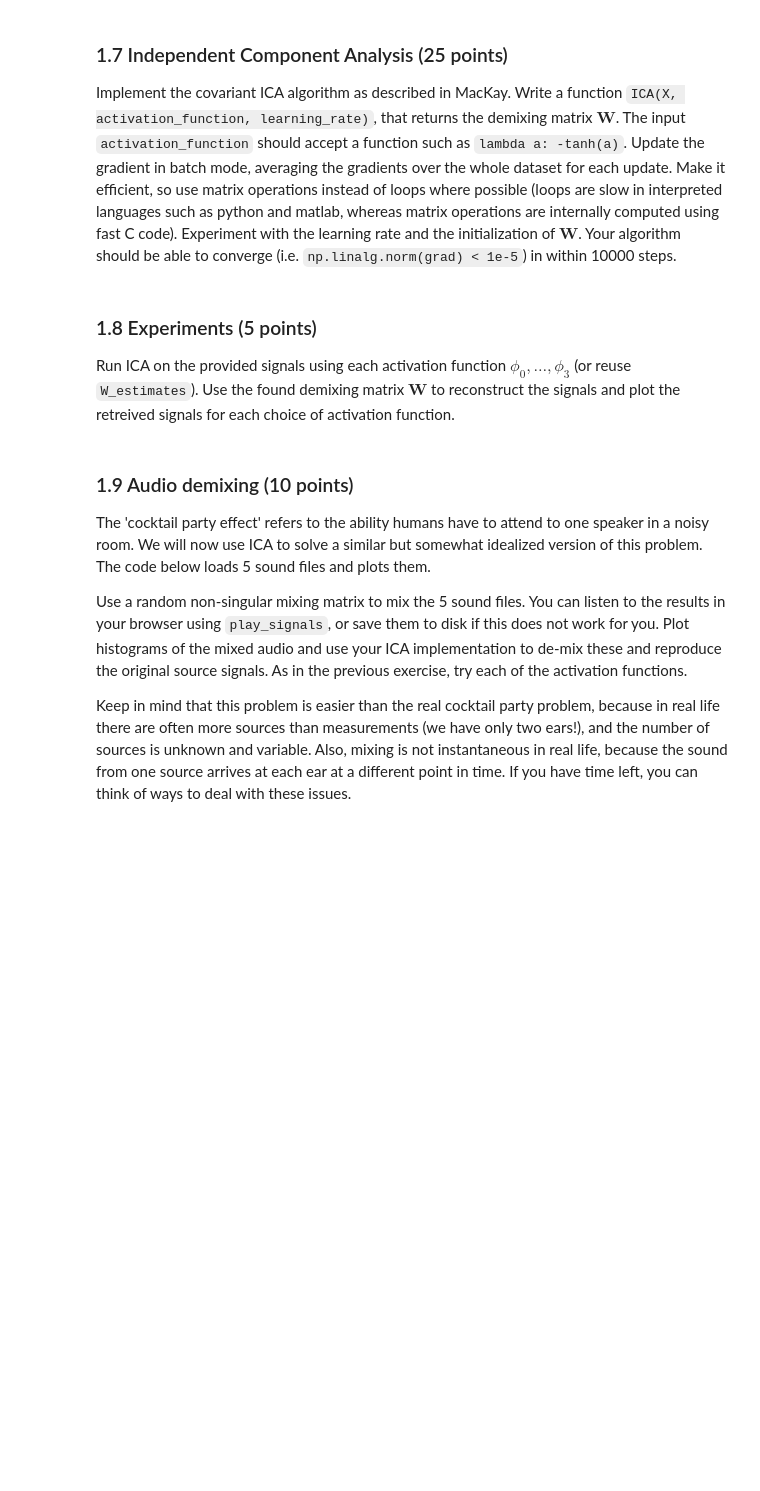
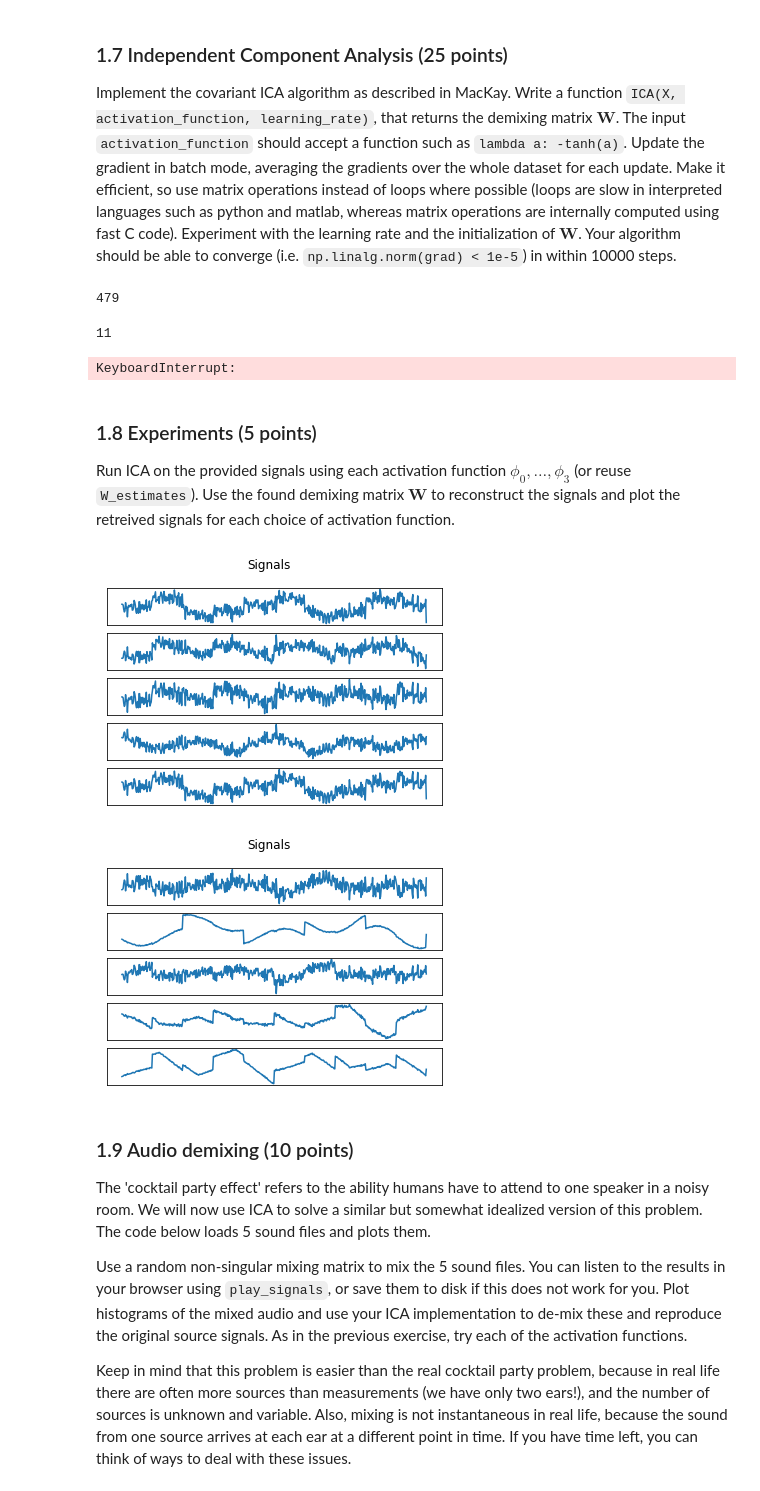
Before and after one commit to ioangatop/machine_learning_2, a Jupyter notebook: lab_1/lab1.ipynb, the cells around one changed output. Cells and saved outputs as stored; diff of their text form; code cells hidden in the pictures; blank space fills up the shorter version.

```diff
--- a/lab_1/lab1.ipynb
+++ b/lab_1/lab1.ipynb
@@ -388,26 +388,54 @@ $\small  \color{blue}{\textit{# YOUR ANSWER HERE}}$
 # %% [markdown]
 ### 1.7 Independent Component Analysis (25 points)
 Implement the covariant ICA algorithm as described in MacKay. Write a function `ICA(X, activation_function, learning_rate)`, that returns the demixing matrix $\mathbf{W}$. The input `activation_function` should accept a function such as `lambda a: -tanh(a)`. Update the gradient in batch mode, averaging the gradients over the whole dataset for each update. Make it efficient, so use matrix operations instead of loops where possible (loops are slow in interpreted languages such as python and matlab, whereas matrix operations are internally computed using fast C code). Experiment with the learning rate and the initialization of $\mathbf{W}$. Your algorithm should be able to converge (i.e. `np.linalg.norm(grad) < 1e-5`) in within 10000 steps.
-# %%
-### 1.7 Independent Component Analysis
-def ICA(X, activation_function, learning_rate=0.1):
-    # YOUR CODE HERE
-    raise NotImplementedError()
-
-W_est = ICA(Xw, phi_3, learning_rate=0.5)  # Compare with ICA(X)
+# %%
+### 1.7 Independent Component Analysis
+def ICA(X, activation_function, batch_size=500, learning_rate=0.1):
+    # YOUR CODE HERE
+    W = np.random.rand(X.shape[0], X.shape[0]) # init W
+    delta_W = np.inf*W
+    step = 0
+    while np.linalg.norm(delta_W) >= 1e-5:
+        X_train = X[:, np.random.choice(X.shape[1], batch_size, replace=False)]
+
+        a = W@X_train
+        z = activation_function(a)
+        x_prime = W.T@a
+        delta_W = W + (z@x_prime.T) / X.shape[1]
+
+        W += learning_rate*delta_W
+        step+=1
+
+    print(step)
+    return W
+
+
+W_est = ICA(Xw, phi_3, learning_rate=0.5)  # Compare with ICA(X)
+# %% [output]
+479
 # %%
 # We will test your function so make sure it runs with only X and phi as input, and returns only W
 # Also it should converge for all activation functions
 
 W_estimates = [ICA(Xw, activation_function=phi, learning_rate=1.0) for phi in activation_functions]
 assert all([W_est.shape == (num_sources, num_sources) for W_est in W_estimates])
+# %% [output]
+11
+KeyboardInterrupt:
 # %% [markdown]
 ### 1.8 Experiments  (5 points)
 Run ICA on the provided signals using each activation function $\phi_0, \ldots, \phi_3$ (or reuse `W_estimates`). Use the found demixing matrix $\mathbf{W}$ to reconstruct the signals and plot the retreived signals for each choice of activation function.
 # %%
 # 1.8 Experiments
 # YOUR CODE HERE
-raise NotImplementedError()
+S = W_est@X
+plot_signals(S)
+
+S = W_est@Xw
+plot_signals(S)
+# %% [output]
+[figure, added]
+[figure, added]
 # %%
 def does_whitening_make_a_difference():
     # Does it make a difference (in terms of speed of convergence)
```
Also changed, not shown: parts of 5 cells of this notebook.
